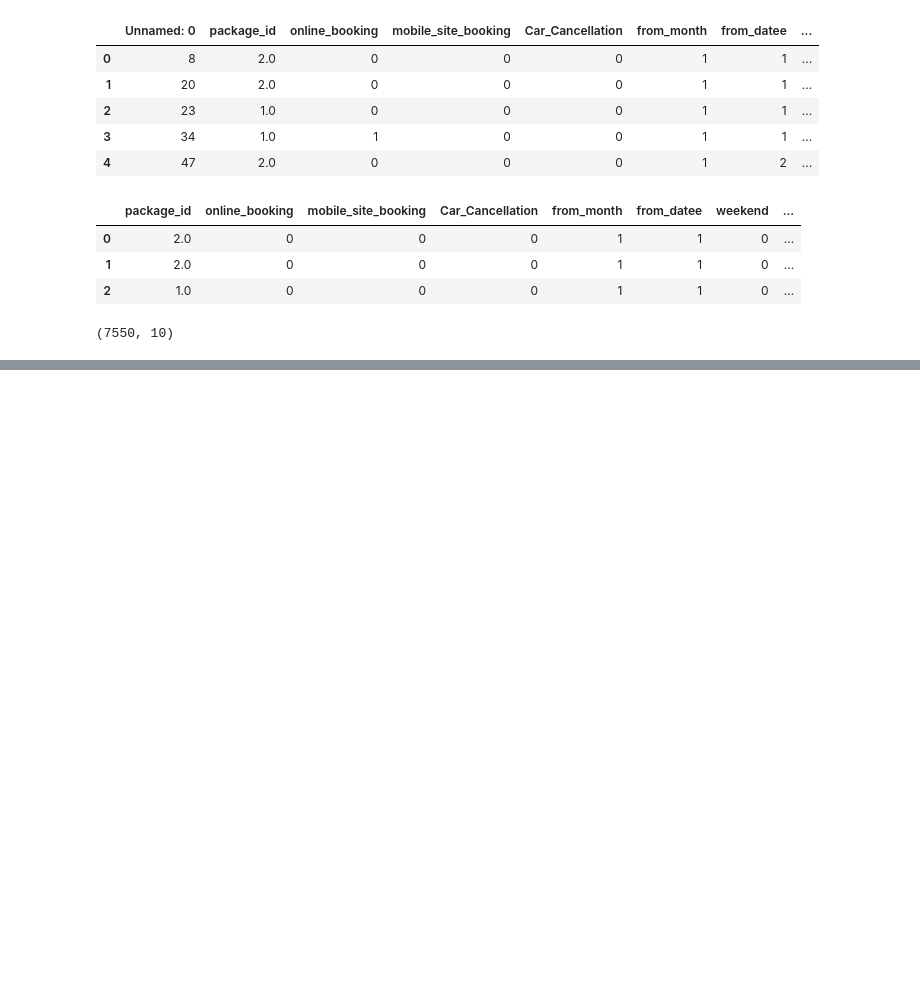
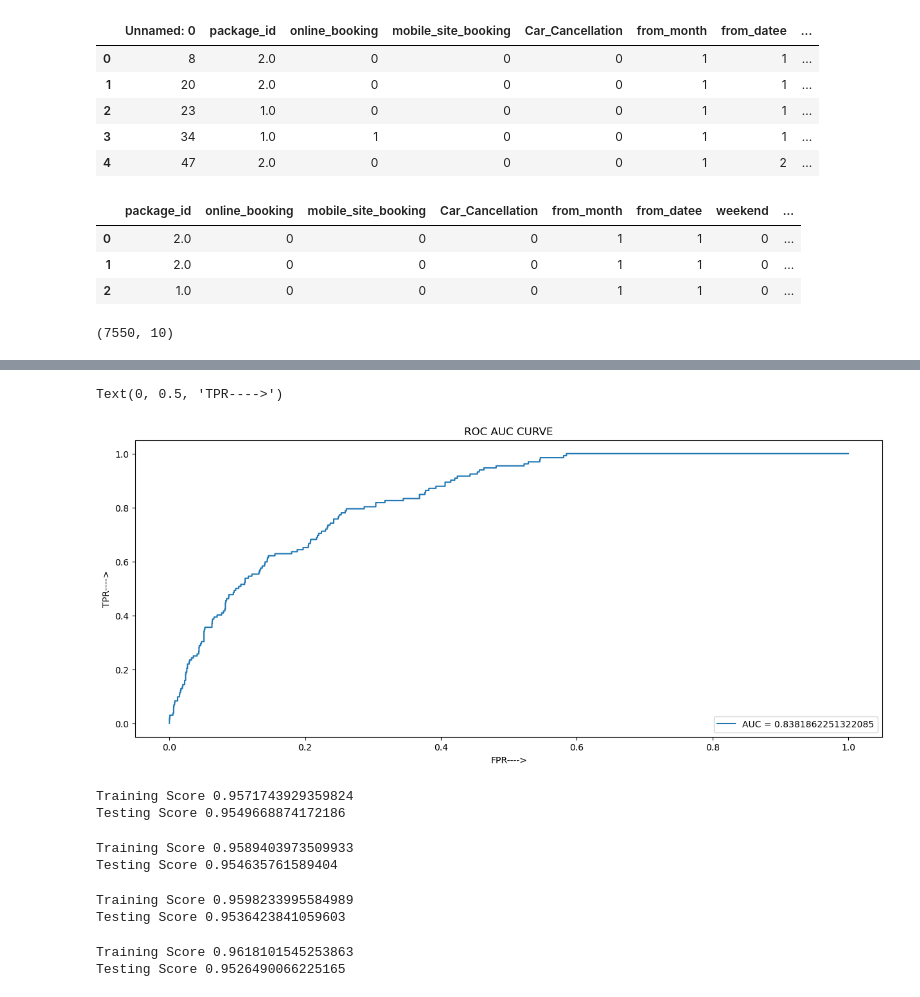
Before and after one commit to TirumaniSrilakshmi/YourCabs-ML-project, a Jupyter notebook: travelType3.ipynb, the cells around one changed output, grey strips where cells are left out. Cells and saved outputs as stored; diff of their text form; code cells hidden in the pictures; blank space fills up the shorter version.

```diff
--- a/travelType3.ipynb
+++ b/travelType3.ipynb
@@ -51,0 +118,3 @@ data.shape
+# %%
+x_train = std_scaler.fit_transform(x_train)
+x_test = std_scaler.fit_transform(x_test)
@@ -51,0 +187,74 @@ data.shape
+# %%
+fpr,tpr,_ = metrics.roc_curve(y_test,y_pred_proba)
+auc = metrics.roc_auc_score(y_test,y_pred_proba)
+plt.figure(figsize = (15,6))
+plt.title("ROC AUC CURVE")
+plt.plot(fpr,tpr,label = 'AUC = ' +str(auc))
+plt.legend(loc = 4)
+plt.xlabel('FPR---->')
+plt.ylabel('TPR---->')
+# %% [output]
+Text(0, 0.5, 'TPR---->')
+[figure, added]
+# %%
+# Decision Tree
+
+model_dt2 = DecisionTreeClassifier(random_state=1,max_depth=2)
+
+model_dt2.fit(x_train,y_train)
+
+model_dt2_score_train = model_dt2.score(x_train,y_train)
+
+model_dt2_score_test = model_dt2.score(x_test,y_test)
+
+print('Training Score',model_dt2_score_train)
+
+print('Testing Score',model_dt2_score_test)
+# %% [output]
+Training Score 0.9571743929359824
+Testing Score 0.9549668874172186
+# %%
+model_dt4 = DecisionTreeClassifier(random_state=1,max_depth=4)
+
+model_dt4.fit(x_train,y_train)
+
+model_dt4_score_train = model_dt4.score(x_train,y_train)
+
+model_dt4_score_test = model_dt4.score(x_test,y_test)
+
+print('Training Score',model_dt4_score_train)
+
+print('Testing Score',model_dt4_score_test)
+# %% [output]
+Training Score 0.9589403973509933
+Testing Score 0.954635761589404
+# %%
+model_dt6 = DecisionTreeClassifier(random_state=1,max_depth=6)
+
+model_dt6.fit(x_train,y_train)
+
+model_dt6_score_train = model_dt6.score(x_train,y_train)
+
+model_dt6_score_test = model_dt6.score(x_test,y_test)
+
+print('Training Score',model_dt6_score_train)
+
+print('Testing Score',model_dt6_score_test)
+# %% [output]
+Training Score 0.9598233995584989
+Testing Score 0.9536423841059603
+# %%
+model_dt8 = DecisionTreeClassifier(random_state=1,max_depth=8)
+
+model_dt8.fit(x_train,y_train)
+
+model_dt8_score_train = model_dt8.score(x_train,y_train)
+
+model_dt8_score_test = model_dt8.score(x_test,y_test)
+
+print('Training Score',model_dt8_score_train)
+
+print('Testing Score',model_dt8_score_test)
+# %% [output]
+Training Score 0.9618101545253863
+Testing Score 0.9526490066225165
```
Also changed, not shown: parts of 26 cells of this notebook, 2 other files.
